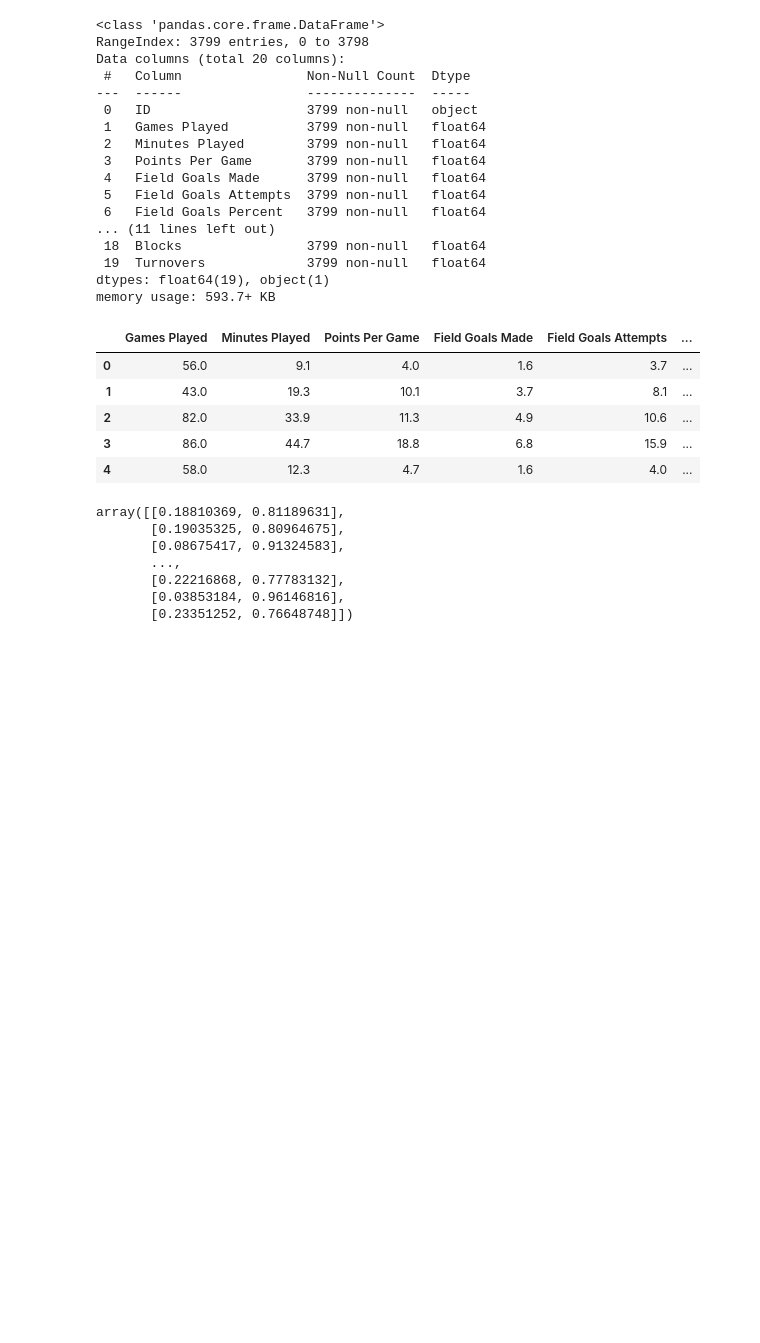
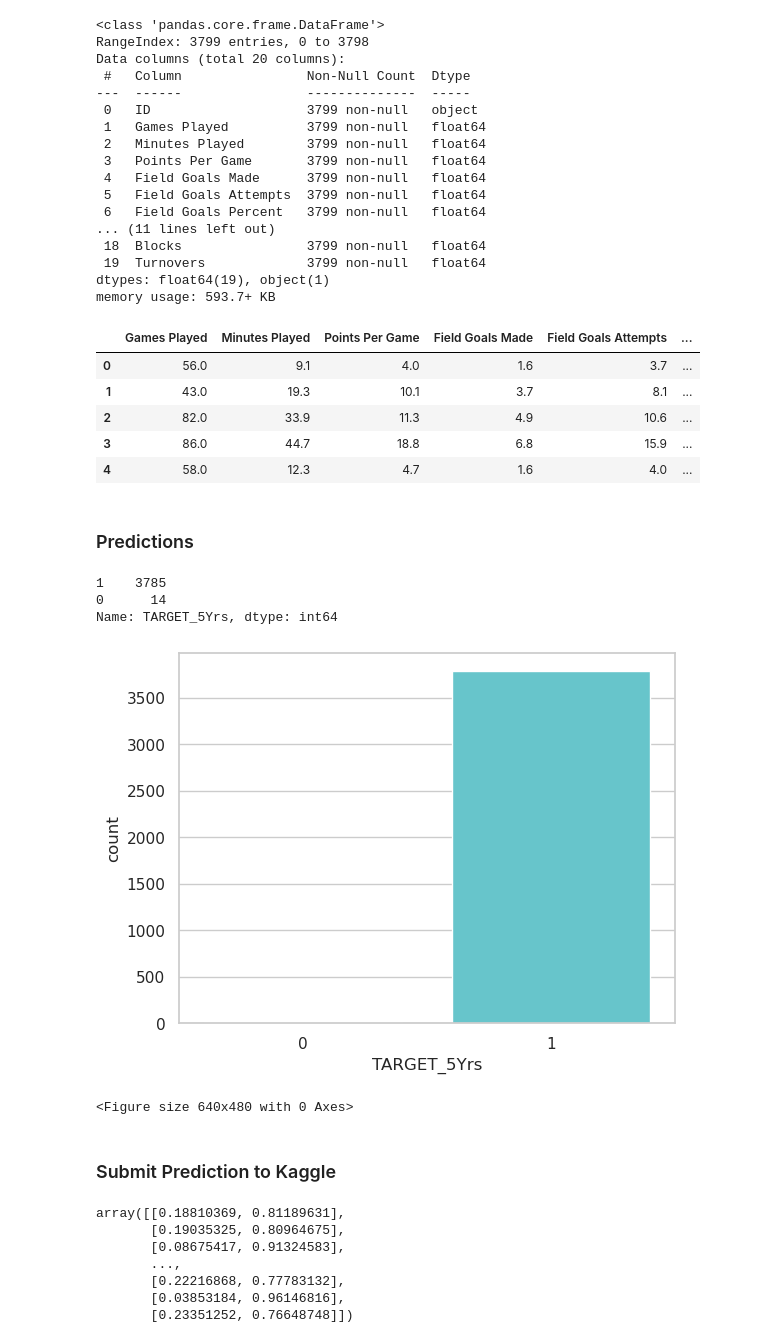
Before and after one commit to aprilgum/adv-dsi-2022-at1-grp4, a Jupyter notebook: nba-career-prediction/notebooks/nommesen_april-week2-logreg0-allfeat.ipynb, the cells around one changed output. Saved outputs shown, nothing was run; the diff lists cells and outputs as text; code cells hidden in the pictures; blank space fills up the shorter version.

Commit message:
week 2 imbalanced data handling

```diff
--- a/nba-career-prediction/notebooks/nommesen_april-week2-logreg0-allfeat.ipynb
+++ b/nba-career-prediction/notebooks/nommesen_april-week2-logreg0-allfeat.ipynb
@@ -343,10 +316,34 @@ df_features_test.head()
 | 2 | 82.0 | 33.9 | 11.3 | 4.9 | 10.6 | ... |
 | 3 | 86.0 | 44.7 | 18.8 | 6.8 | 15.9 | ... |
 | 4 | 58.0 | 12.3 | 4.7 | 1.6 | 4.0 | ... |
+# %% [markdown]
+### Predictions
 # %%
 # Load the model from the file
-logreg0_from_joblib = joblib.load('../models/model-logreg0.sav')
+logreg0_from_joblib = joblib.load('../models/logreg0.sav')
 
 # Use the loaded model to make predictions
-# print("After save:",logreg0_from_joblib.predict(X_test))
-y_test = logreg0_from_joblib.predict_proba(df_features_test)
+y_pred_ontest = logreg0_from_joblib.predict(df_features_test)
+
+df_test_predictions = pd.DataFrame(y_pred_ontest, columns=['TARGET_5Yrs'])
+
+df_test_predictions.TARGET_5Yrs.value_counts()
+# %% [output]
+1    3785
+0      14
+Name: TARGET_5Yrs, dtype: int64
+# %%
+sns.set(style="white")
+sns.set(style="whitegrid", color_codes=True)
+
+sns.countplot(x = 'TARGET_5Yrs',
+              data = df_test_predictions,
+              palette = 'hls'
+             )
+plt.show()
+plt.savefig('count_plot')
+# %% [output]
+[figure, added]
+<Figure size 640x480 with 0 Axes>
+# %% [markdown]
+### Submit Prediction to Kaggle
```
Also changed, not shown: parts of 16 cells of this notebook, 5 other files.
